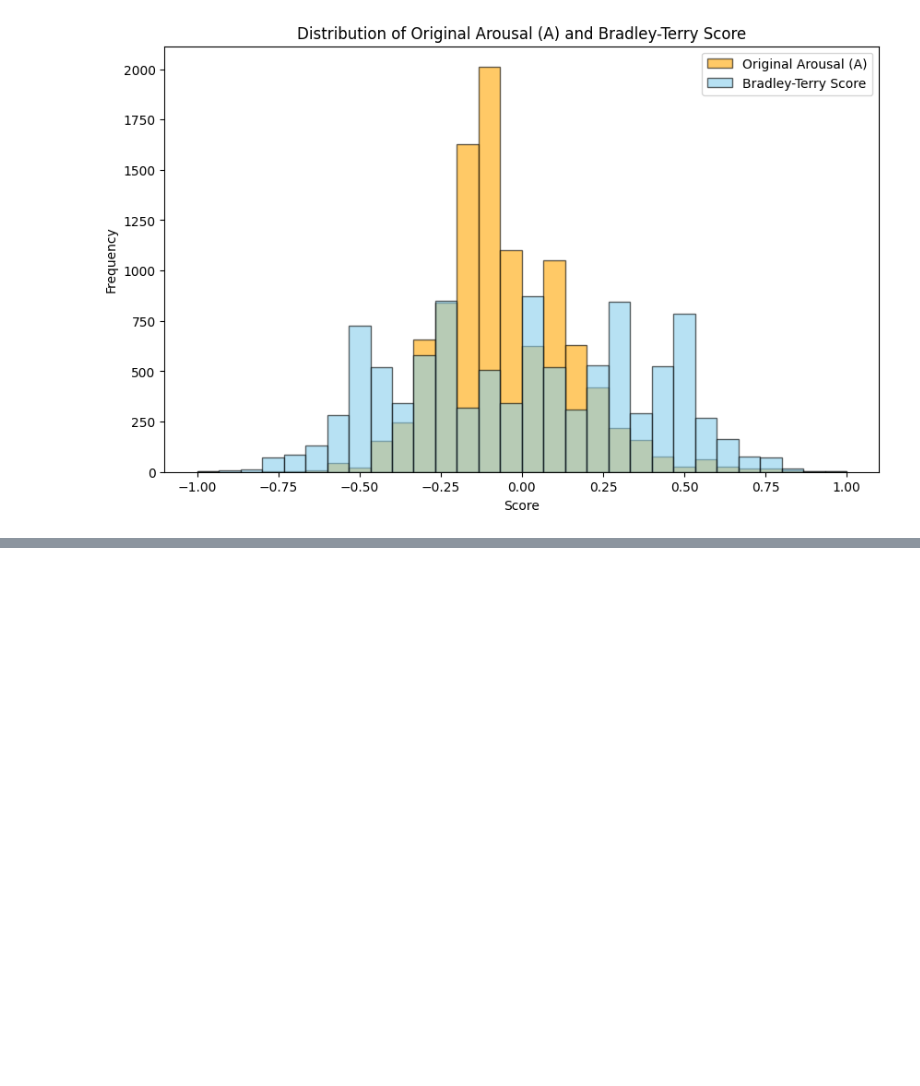
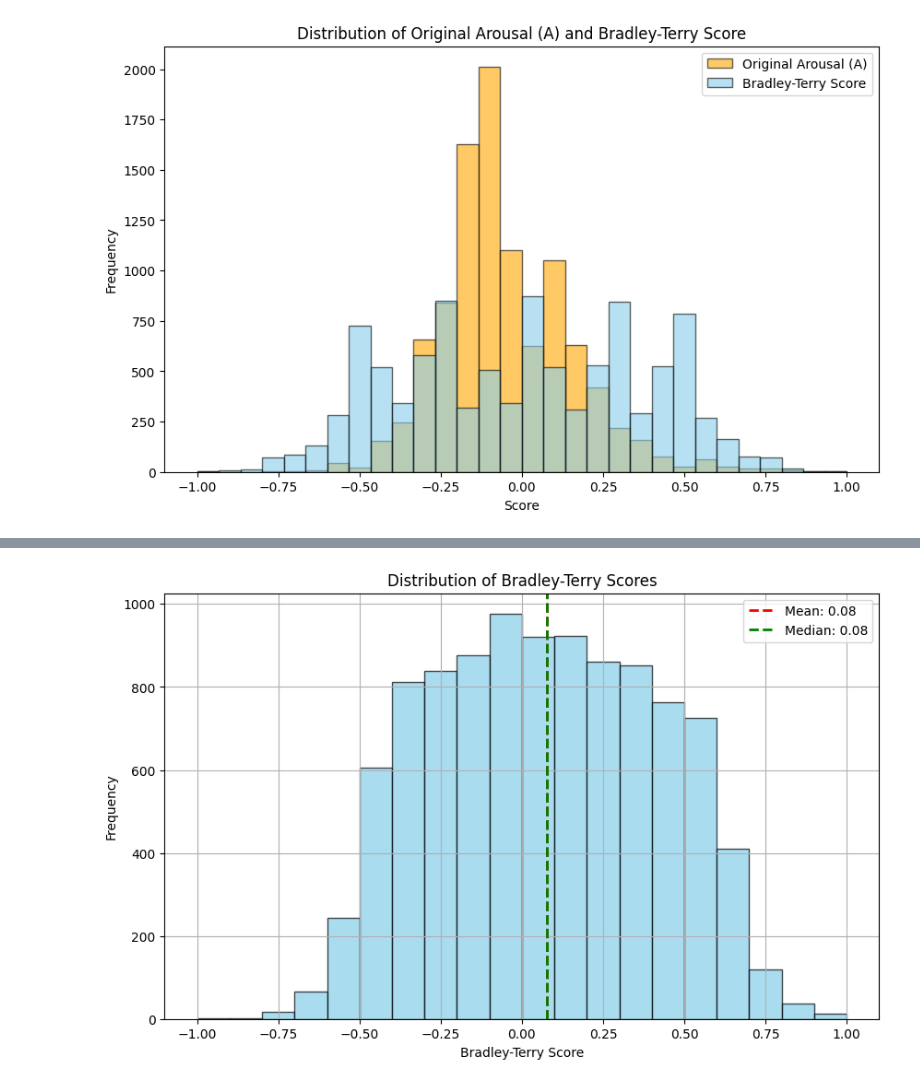
Before and after one commit to EDSI-UMD-College-Park/EmoPair, a Jupyter notebook: build_emopair.ipynb, the cells around one changed output, grey strips where cells are left out. Drawn from its saved outputs; the diff is of its cells as text; code cells hidden in the pictures; blank space fills up the shorter version.

Commit message:
pairadigms for A and D complete, D needs review for errors

```diff
--- a/build_emopair.ipynb
+++ b/build_emopair.ipynb
@@ -424,0 +428,11 @@ plt.show()
+# %%
+emopair_dom_untied = pdm.Pairadigm(
+    data = emobank,
+    item_id_name='id',
+    text_name='text',
+    prior_breakdown_cols=['CGCOT_Breakdown'],
+    cgcot_prompts=dom_prompts,
+    model_name='claude-sonnet-4-5',
+    api_key=os.getenv('ANTHROPIC_API_KEY'),
+    target_concept='dominance'
+)
@@ -424,0 +533,22 @@ plt.show()
+# %%
+import matplotlib.pyplot as plt
+
+# Plot the distribution
+plt.figure(figsize=(10, 6))
+emopair_dom_untied.scored_df['Bradley_Terry_Score'].hist(bins=20, alpha=0.7, color='skyblue', edgecolor='black')
+
+# Calculate mean and median
+mean_bt = emopair_dom_untied.scored_df['Bradley_Terry_Score'].mean()
+median_bt = emopair_dom_untied.scored_df['Bradley_Terry_Score'].median()
+# Add vertical lines for mean and median
+plt.axvline(mean_bt, color='red', linestyle='dashed', linewidth=2, label=f'Mean: {mean_bt:.2f}')
+plt.axvline(median_bt, color='green', linestyle='dashed', linewidth=2, label=f'Median: {median_bt:.2f}')
+
+# Add labels and title
+plt.title('Distribution of Bradley-Terry Scores')
+plt.xlabel('Bradley-Terry Score')
+plt.ylabel('Frequency')
+plt.legend()
+plt.show()
+# %% [output]
+[figure, added]
```
Also changed, not shown: parts of 9 cells of this notebook, 1 other file.
